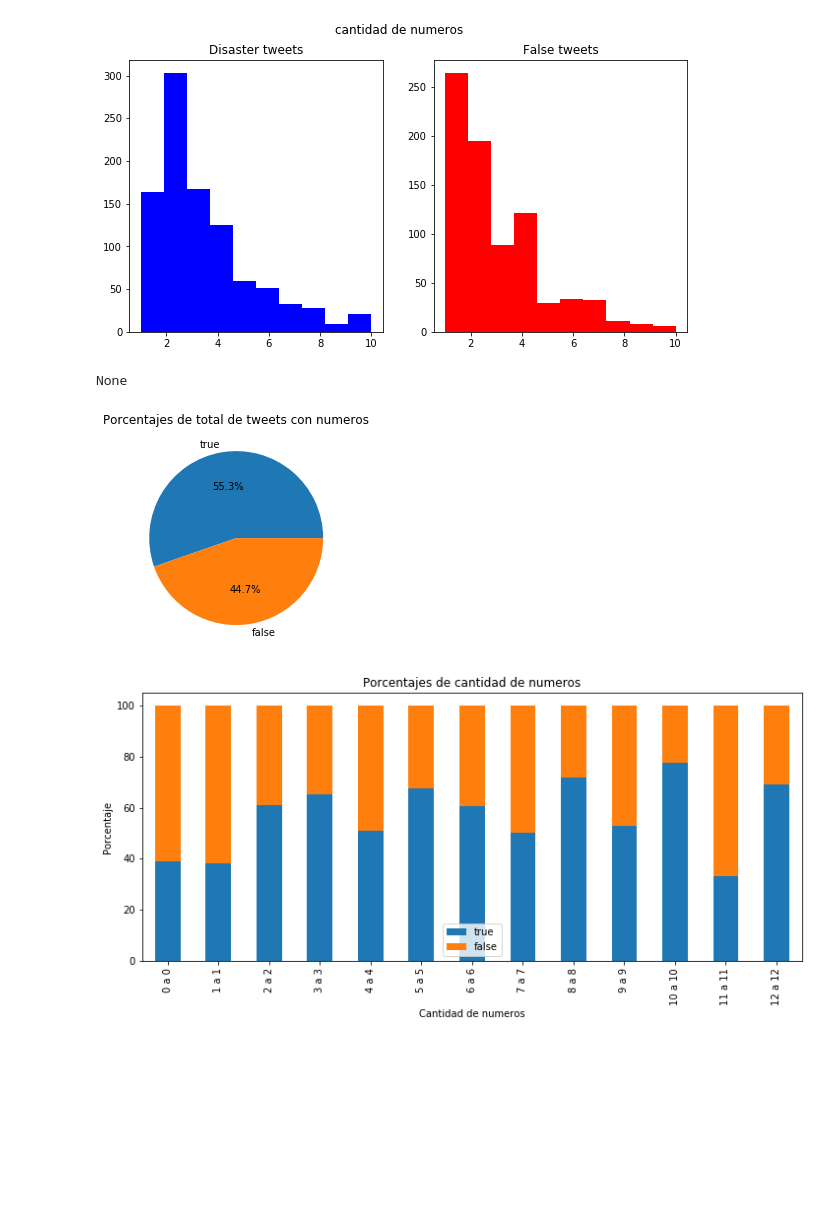
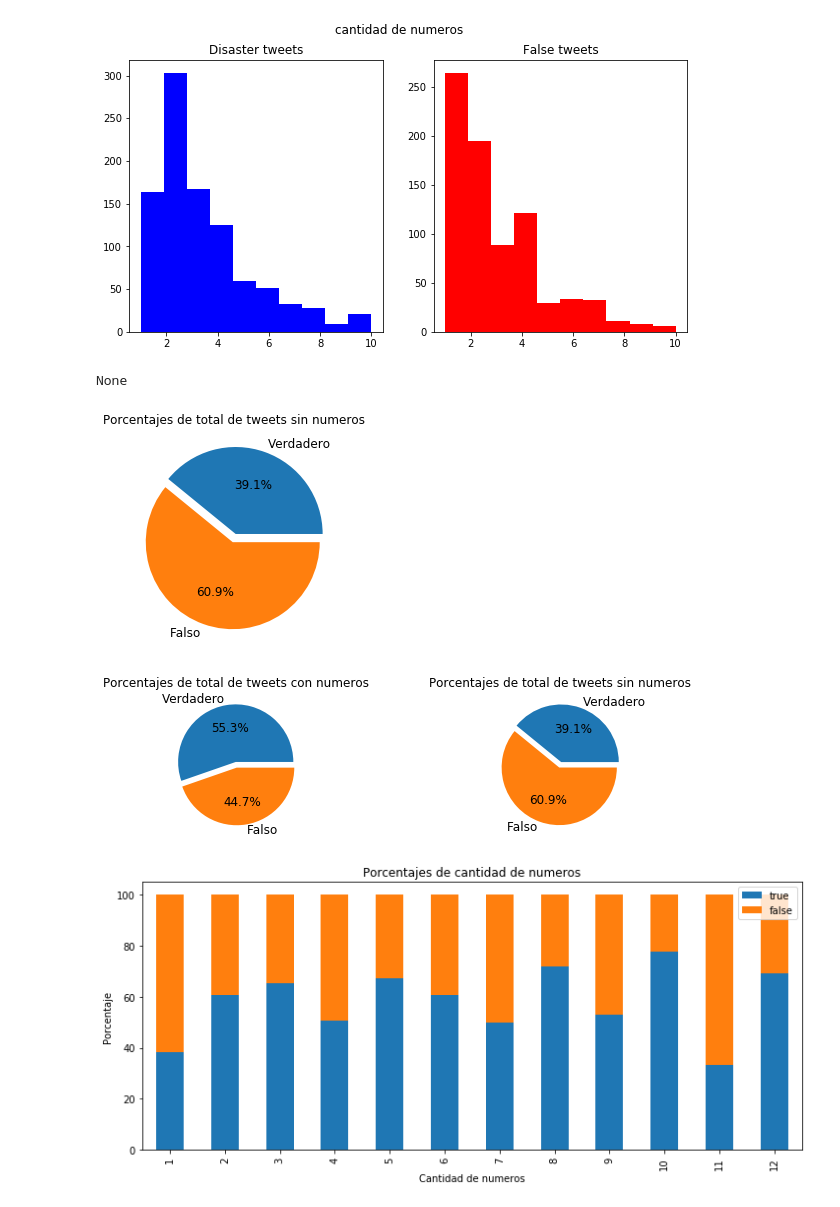
Before and after one commit to pabliyo/coronadatos, a Jupyter notebook: TP1-AnalisisText-SimbolosYNumeros.ipynb, the cells around one changed output. Saved outputs shown, nothing was run; the diff lists cells and outputs as text; code cells hidden in the pictures; blank space fills up the shorter version.

Commit message:
Cambios para standarizar los graficos acorde a los analisis de otros companeros, cambios menores pie plot

```diff
--- a/TP1-AnalisisText-SimbolosYNumeros.ipynb
+++ b/TP1-AnalisisText-SimbolosYNumeros.ipynb
@@ -72,7 +101,7 @@ def porcentuar(columna,inicio,rango,inc,titulo,x,y):
     cont=-1
     for i in range(inicio,rango,inc):
         cont=cont+1
-        grupo = str(i)+" a "+str(i+inc-1)
+        grupo = str(i) if inc==1 else (str(i)+" a "+str(i+inc-1))
         listaGrupo.append(grupo)
         listaFalse.append(datos.loc[datos[columna]>(i-1)].loc[datos[columna]<(i+inc)][0][0].sum())
         listaTrue.append(datos.loc[datos[columna]>(i-1)].loc[datos[columna]<(i+inc)][0][1].sum())
@@ -93,7 +122,12 @@ def porcentuar(columna,inicio,rango,inc,titulo,x,y):
     porcentajes=porcentajes.drop(['truetemp','falsetemp'],axis=1)
     porcentajes=porcentajes.set_index('grupo')
     if 'total' in titulo:
-        ax=porcentajes.iloc[0].plot.pie(autopct='%1.1f%%')
+        ax=porcentajes.iloc[0].plot.pie(
+            autopct="%1.1f%%",
+            explode=(0.05, 0.05),
+            labels=("Verdadero", "Falso"),
+            radius=1.0,
+            textprops={"fontsize": 12})
     else:
         ax=porcentajes.plot(kind='bar',stacked=True,figsize=(12,5))
     ax.set_ylabel(y)
@@ -150,12 +189,22 @@ fig.suptitle('cantidad de numeros')
 plt.show()
 # %% [output]
 [figure]
+# %%
+display(porcentuar('numeros',0,1,1,'Porcentajes de total de tweets sin numeros','',''))
+# %% [output]
+None
+[figure, added]
 # %%
-display(porcentuar('numeros',1,2000,2000,'Porcentajes de total de tweets con numeros','',''))
-porcentuar('numeros',0,13,1,'Porcentajes de cantidad de numeros','Cantidad de numeros','Porcentaje')
+## NUMEROS 0303456
+fig = plt.figure()
+ax1 = fig.add_axes([0, 0, .5, .5], aspect=1)
+ax1=porcentuar('numeros',1,2000,2000,'Porcentajes de total de tweets con numeros','','')
+ax2 = fig.add_axes([.75, 0, .5, .5], aspect=1)
+ax2=porcentuar('numeros',0,1,1,'Porcentajes de total de tweets sin numeros','','')
+plt.show()
+porcentuar('numeros',1,13,1,'Porcentajes de cantidad de numeros','Cantidad de numeros','Porcentaje')
 # %% [output]
-None
-[figure, old version]
+[figure, new version]
-[figure, old version]
+[figure, new version]
 # %%
 ## PREGUNTONES ???
```
Also changed, not shown: parts of 8 cells of this notebook.
